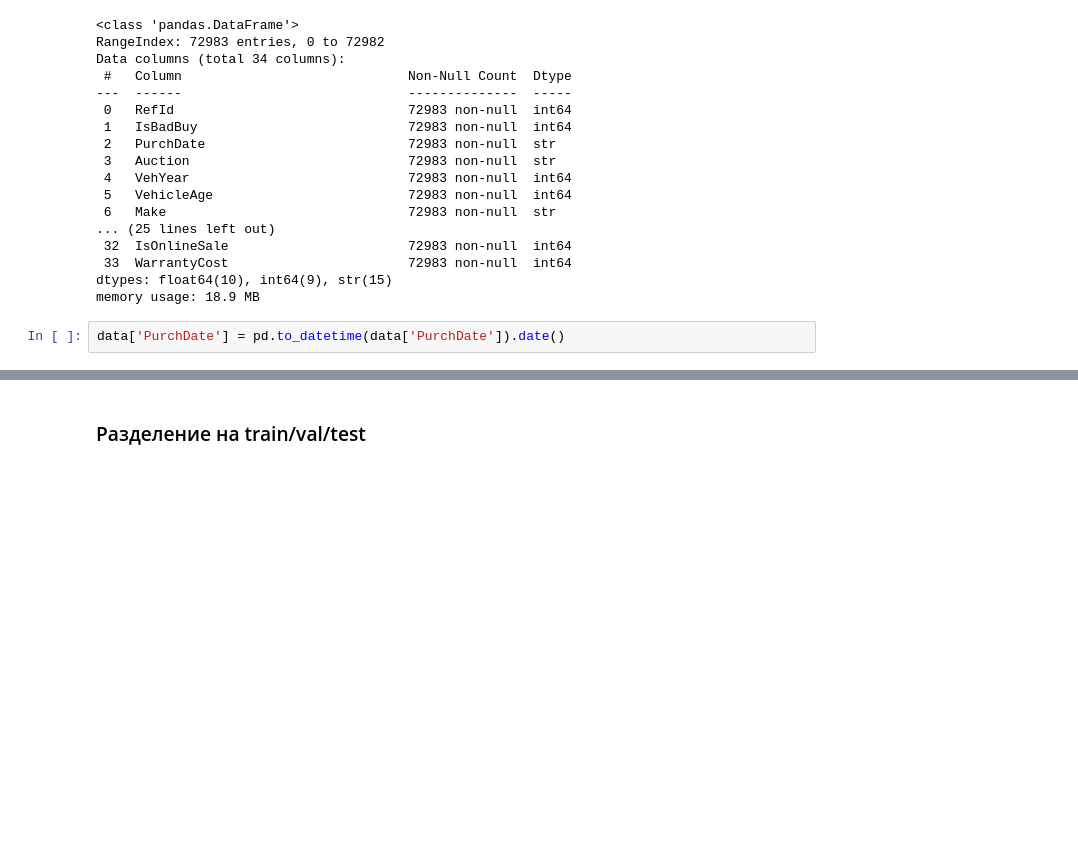
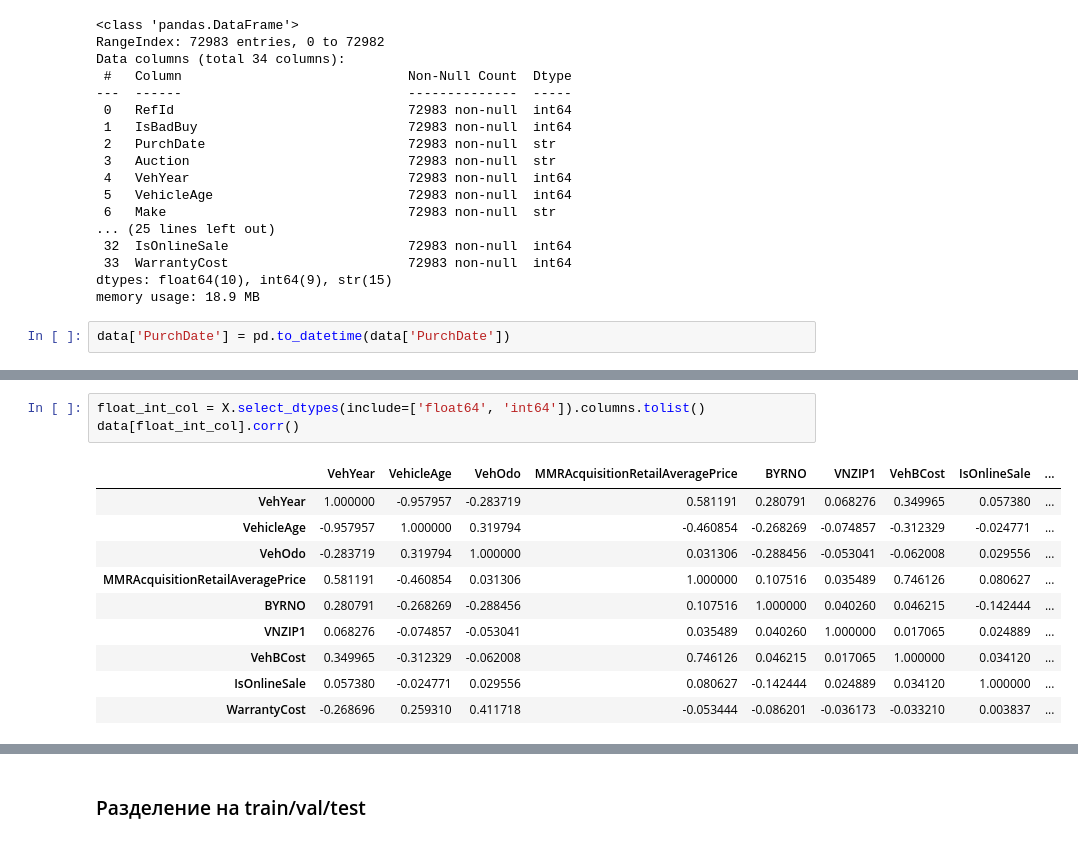
Before and after one commit to Magrusha/ds_mlp-from-scratch, a Jupyter notebook: src/ml8.ipynb, the cells around one changed output, grey strips where cells are left out. Drawn from its saved outputs; the diff is of its cells as text; blank space fills up the shorter version.

```diff
--- a/src/ml8.ipynb
+++ b/src/ml8.ipynb
@@ -24,4 +25,4 @@ Data columns (total 34 columns):
 dtypes: float64(10), int64(9), str(15)
 memory usage: 18.9 MB
 # %%
-data['PurchDate'] = pd.to_datetime(data['PurchDate']).date()
+data['PurchDate'] = pd.to_datetime(data['PurchDate'])
@@ -33,2 +46,16 @@ data
+# %%
+float_int_col = X.select_dtypes(include=['float64', 'int64']).columns.tolist()
+data[float_int_col].corr()
+# %% [output]
+|  | VehYear | VehicleAge | VehOdo | MMRAcquisitionRetailAveragePrice | BYRNO | VNZIP1 | VehBCost | IsOnlineSale | ... |
+| VehYear | 1.000000 | -0.957957 | -0.283719 | 0.581191 | 0.280791 | 0.068276 | 0.349965 | 0.057380 | ... |
+| VehicleAge | -0.957957 | 1.000000 | 0.319794 | -0.460854 | -0.268269 | -0.074857 | -0.312329 | -0.024771 | ... |
+| VehOdo | -0.283719 | 0.319794 | 1.000000 | 0.031306 | -0.288456 | -0.053041 | -0.062008 | 0.029556 | ... |
+| MMRAcquisitionRetailAveragePrice | 0.581191 | -0.460854 | 0.031306 | 1.000000 | 0.107516 | 0.035489 | 0.746126 | 0.080627 | ... |
+| BYRNO | 0.280791 | -0.268269 | -0.288456 | 0.107516 | 1.000000 | 0.040260 | 0.046215 | -0.142444 | ... |
+| VNZIP1 | 0.068276 | -0.074857 | -0.053041 | 0.035489 | 0.040260 | 1.000000 | 0.017065 | 0.024889 | ... |
+| VehBCost | 0.349965 | -0.312329 | -0.062008 | 0.746126 | 0.046215 | 0.017065 | 1.000000 | 0.034120 | ... |
+| IsOnlineSale | 0.057380 | -0.024771 | 0.029556 | 0.080627 | -0.142444 | 0.024889 | 0.034120 | 1.000000 | ... |
+| WarrantyCost | -0.268696 | 0.259310 | 0.411718 | -0.053444 | -0.086201 | -0.036173 | -0.033210 | 0.003837 | ... |
 # %%
 data.drop(columns=['WheelTypeID', 'PRIMEUNIT', 'RefId', 'AUCGUART'], inplace=True)
```
Also changed, not shown: parts of 17 cells of this notebook.
